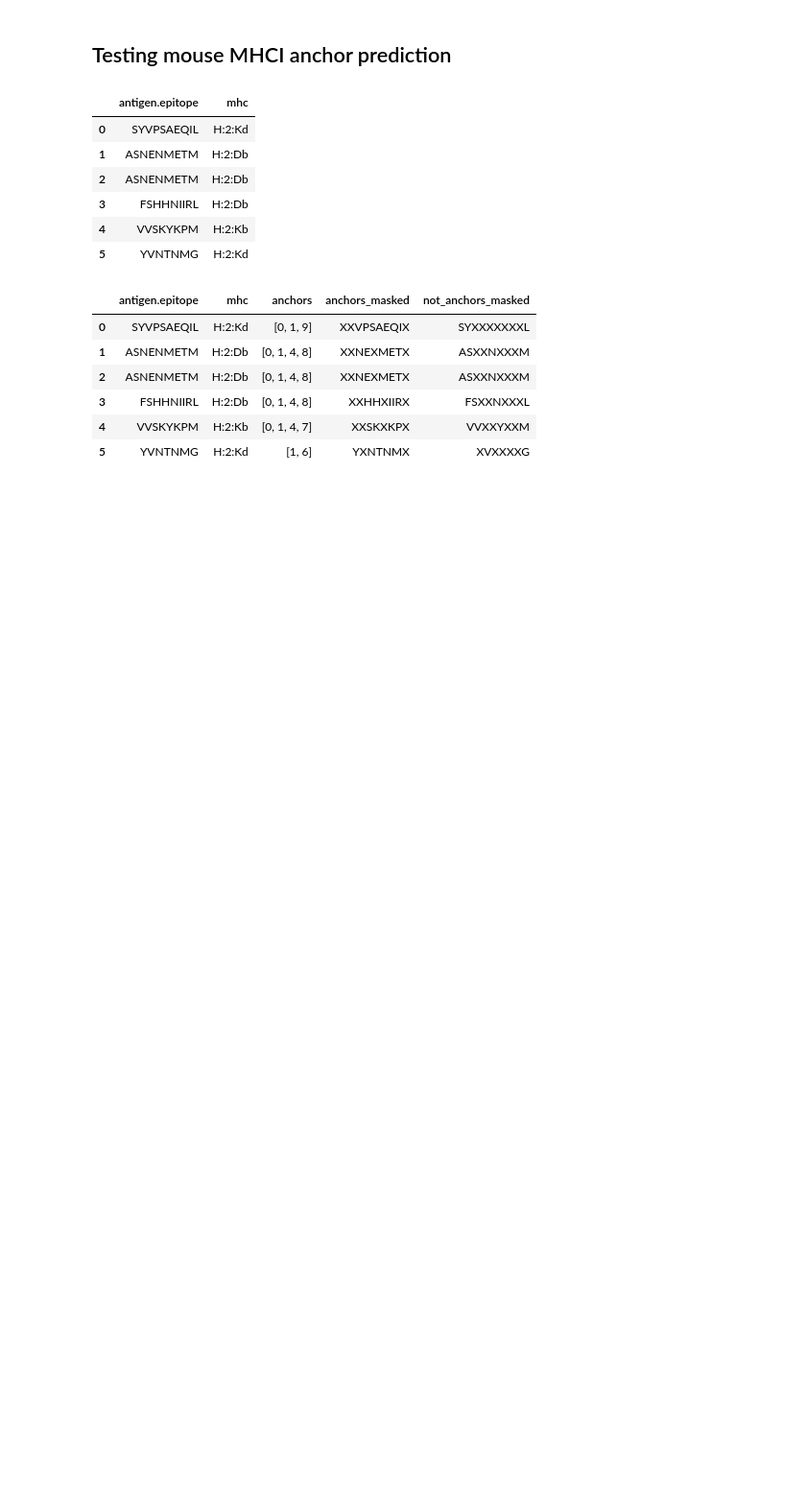
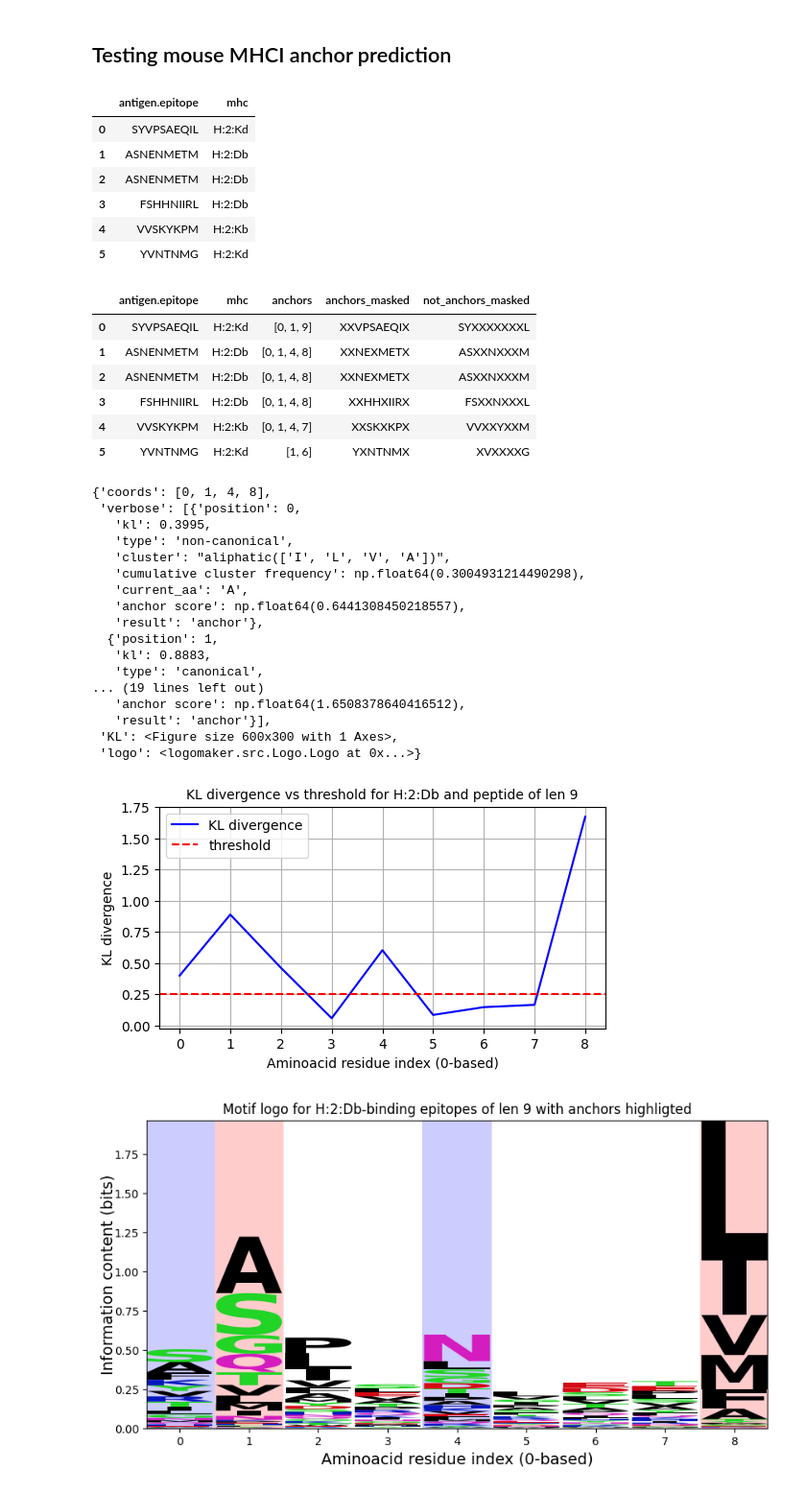
Before and after one commit to AnatoliyLarkin/anchorminer, a Jupyter notebook: notebooks/Testing.ipynb, the cells around one changed output. Shown at 96% size. Cells and saved outputs as stored; diff of their text form; code cells hidden in the pictures; blank space fills up the shorter version.

```diff
--- a/notebooks/Testing.ipynb
+++ b/notebooks/Testing.ipynb
@@ -619,3 +619,25 @@ display(df)
 | 3 | FSHHNIIRL | H:2:Db | [0, 1, 4, 8] | XXHHXIIRX | FSXXNXXXL |
 | 4 | VVSKYKPM | H:2:Kb | [0, 1, 4, 7] | XXSKXKPX | VVXXYXXM |
 | 5 | YVNTNMG | H:2:Kd | [1, 6] | YXNTNMX | XVXXXXG |
+# %%
+predict_anchors('ASNENMETM', 'H:2:Db', True )
+# %% [output]
+{'coords': [0, 1, 4, 8],
+ 'verbose': [{'position': 0,
+   'kl': 0.3995,
+   'type': 'non-canonical',
+   'cluster': "aliphatic(['I', 'L', 'V', 'A'])",
+   'cumulative cluster frequency': np.float64(0.3004931214490298),
+   'current_aa': 'A',
+   'anchor score': np.float64(0.6441308450218557),
+   'result': 'anchor'},
+  {'position': 1,
+   'kl': 0.8883,
+   'type': 'canonical',
+... (19 lines left out)
+   'anchor score': np.float64(1.6508378640416512),
+   'result': 'anchor'}],
+ 'KL': <Figure size 600x300 with 1 Axes>,
+ 'logo': <logomaker.src.Logo.Logo at 0x...>}
+[figure, added]
+[figure, added]
```
Also changed, not shown: 2 other files.
